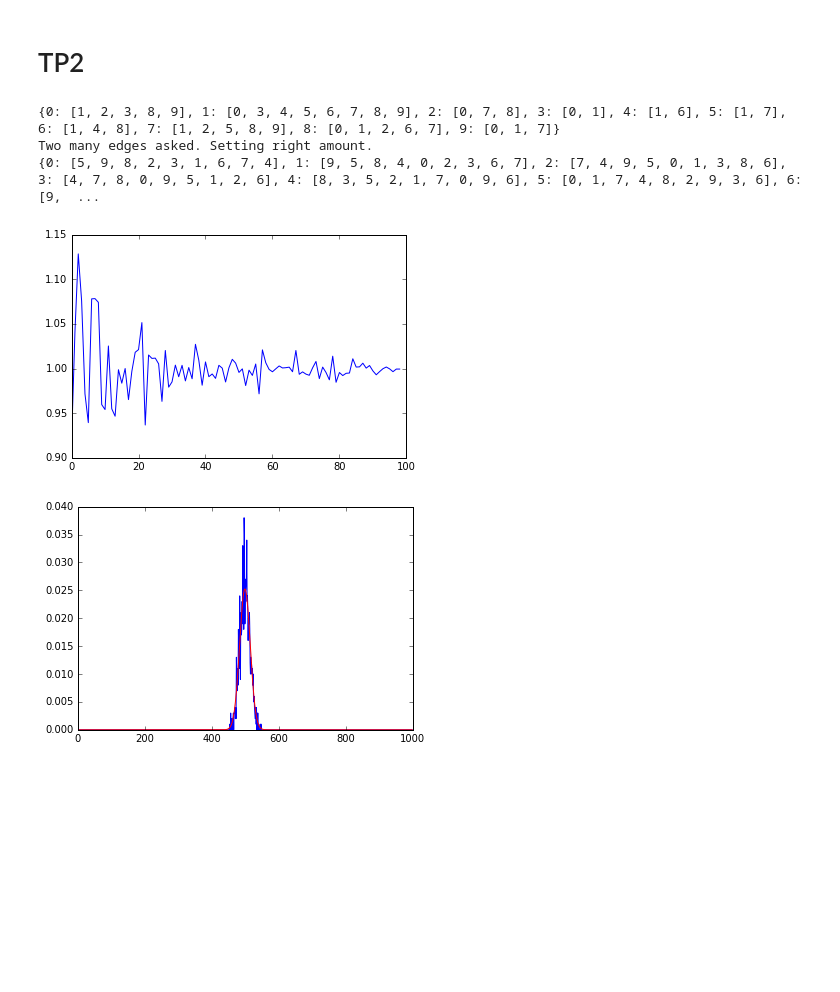
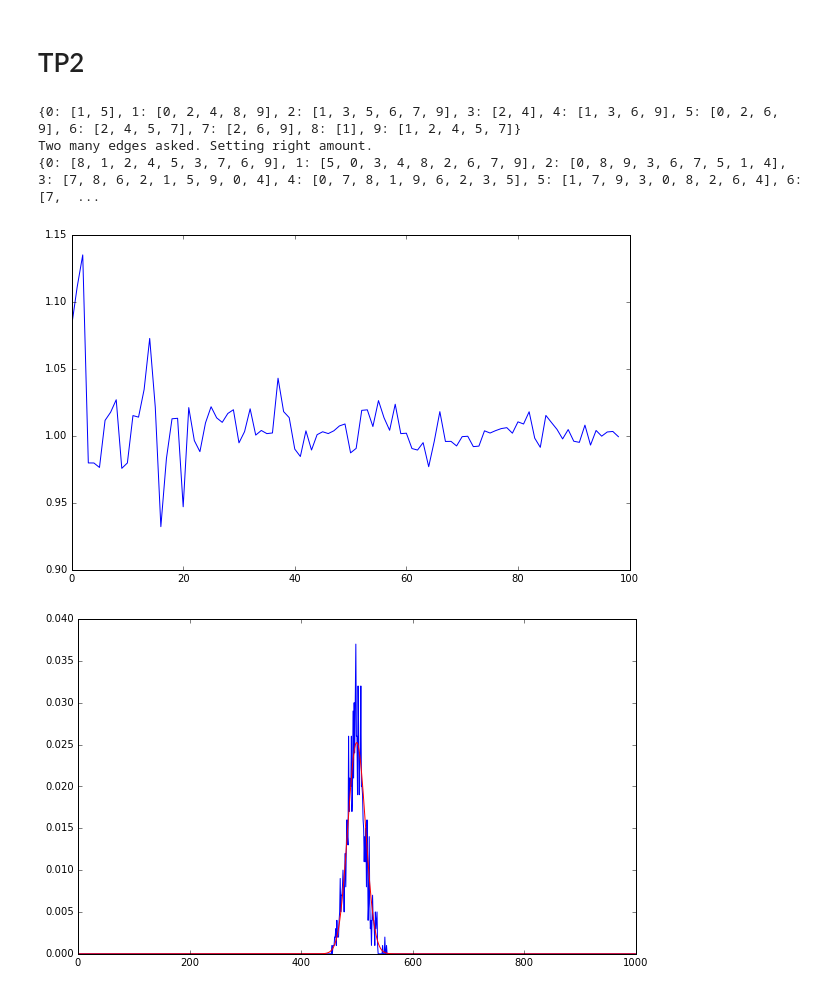
Before and after one commit to d1laj/M2_CR15, a Jupyter notebook: TP1.ipynb, the cells around one changed output. Saved outputs shown, nothing was run; the diff lists cells and outputs as text; code cells hidden in the pictures; blank space fills up the shorter version.

```diff
--- a/TP1.ipynb
+++ b/TP1.ipynb
@@ -45,14 +45,14 @@ class Graph(object):
     def add_vertex(self, vertex):
         """ If vertex is not in self.__graph_dict, a key "vertex" with an empty
         list as a value is added to the dictionary. Otherwise nothing has to be
-        done. To complete."""
+        done."""
         if not vertex in self.__graph_dict:
             self.__graph_dict[vertex] = []
 
 
     def add_edge(self, edge):
         """ assumes that edge is of type set, tuple or list. No loops or
-        multiple edges. To complete."""
+        multiple edges."""
         my_edge = list(edge)
         if len(my_edge) != 2: raise WrongSizeForEdge()
         u = edge.pop()
@@ -502,6 +502,7 @@ import scipy.special
 import matplotlib
 import matplotlib.pyplot as plt;
 %matplotlib inline
+plt.rcParams['figure.figsize'] = (15, 6)
 # %%
 def er_np(n, p):
     graph_dict = {}
@@ -544,9 +545,9 @@ def er_nm(n, m):
 er_np(10,0.5).print()
 er_nm(10,111).print()
 # %% [output]
-{0: [1, 2, 3, 8, 9], 1: [0, 3, 4, 5, 6, 7, 8, 9], 2: [0, 7, 8], 3: [0, 1], 4: [1, 6], 5: [1, 7], 6: [1, 4, 8], 7: [1, 2, 5, 8, 9], 8: [0, 1, 2, 6, 7], 9: [0, 1, 7]}
+{0: [1, 5], 1: [0, 2, 4, 8, 9], 2: [1, 3, 5, 6, 7, 9], 3: [2, 4], 4: [1, 3, 6, 9], 5: [0, 2, 6, 9], 6: [2, 4, 5, 7], 7: [2, 6, 9], 8: [1], 9: [1, 2, 4, 5, 7]}
 Two many edges asked. Setting right amount.
-{0: [5, 9, 8, 2, 3, 1, 6, 7, 4], 1: [9, 5, 8, 4, 0, 2, 3, 6, 7], 2: [7, 4, 9, 5, 0, 1, 3, 8, 6], 3: [4, 7, 8, 0, 9, 5, 1, 2, 6], 4: [8, 3, 5, 2, 1, 7, 0, 9, 6], 5: [0, 1, 7, 4, 8, 2, 9, 3, 6], 6: [9,  ...
+{0: [8, 1, 2, 4, 5, 3, 7, 6, 9], 1: [5, 0, 3, 4, 8, 2, 6, 7, 9], 2: [0, 8, 9, 3, 6, 7, 5, 1, 4], 3: [7, 8, 6, 2, 1, 5, 9, 0, 4], 4: [0, 7, 8, 1, 9, 6, 2, 3, 5], 5: [1, 7, 9, 3, 0, 8, 2, 6, 4], 6: [7,  ...
 # %%
 def expected_edge_number(n, p):
     return math.floor(p * n*(n-1)/2)
@@ -568,12 +569,12 @@ def compare_edge_count(n, p):
 # %%
 n = 100
 
 # ratio in function of p
-got = [ compare_edge_count(n, p) for p in  numpy.arange(1/n, 1.0, 1/n)]
+got = [ compare_edge_count(n, p) for p in  np.arange(1/n, 1.0, 1/n)]
 plt.plot(got)
 plt.show()
 # %% [output]
-[figure, old version]
+[figure, new version]
 # %%
 # edge distribution
 n = 1000
@@ -589,7 +590,7 @@ expected = [binomial_coef(n-1, k) * math.pow(p, k) * math.pow(1-p, n-1-k) for k
 plt.plot(expected, 'r')
 plt.show()
 # %% [output]
-[figure, old version]
+[figure, new version]
 # %%
 # averages edge distribution
 n = 1000
```
Also changed, not shown: parts of 6 cells of this notebook.
